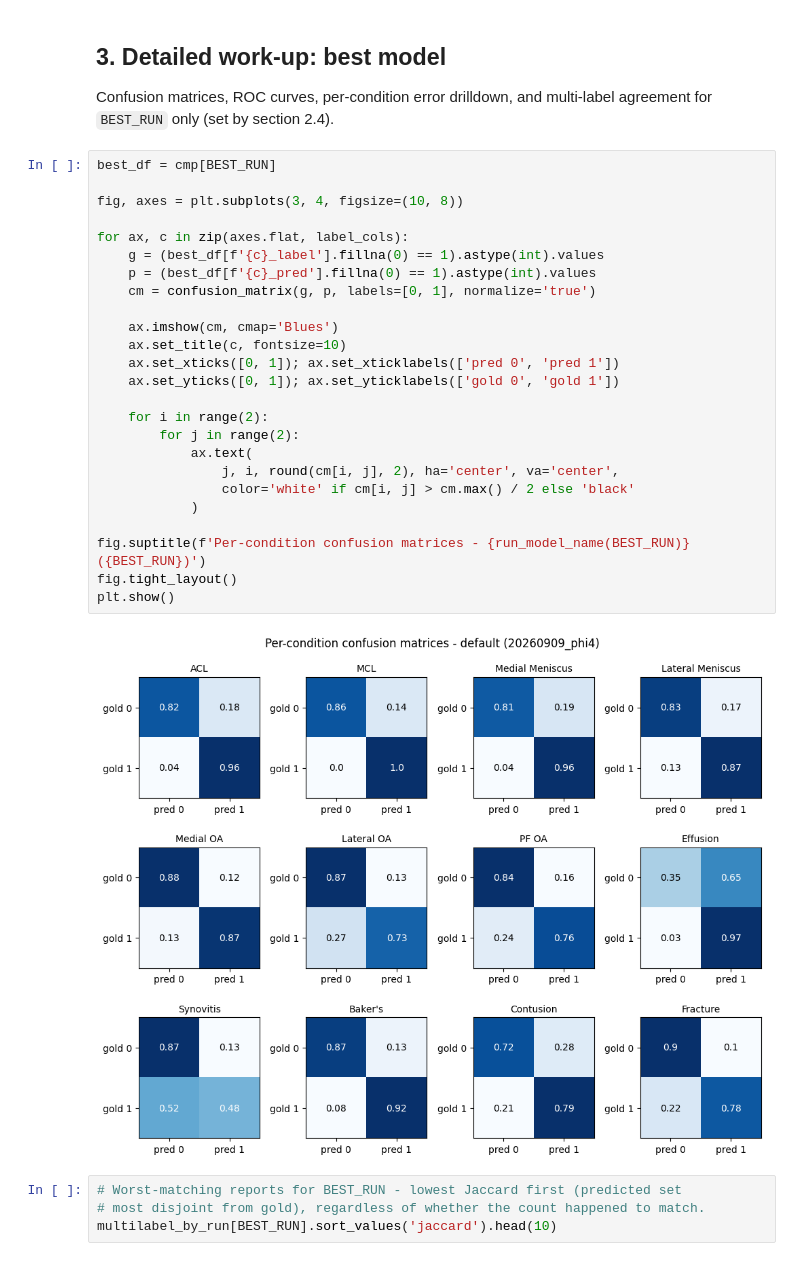
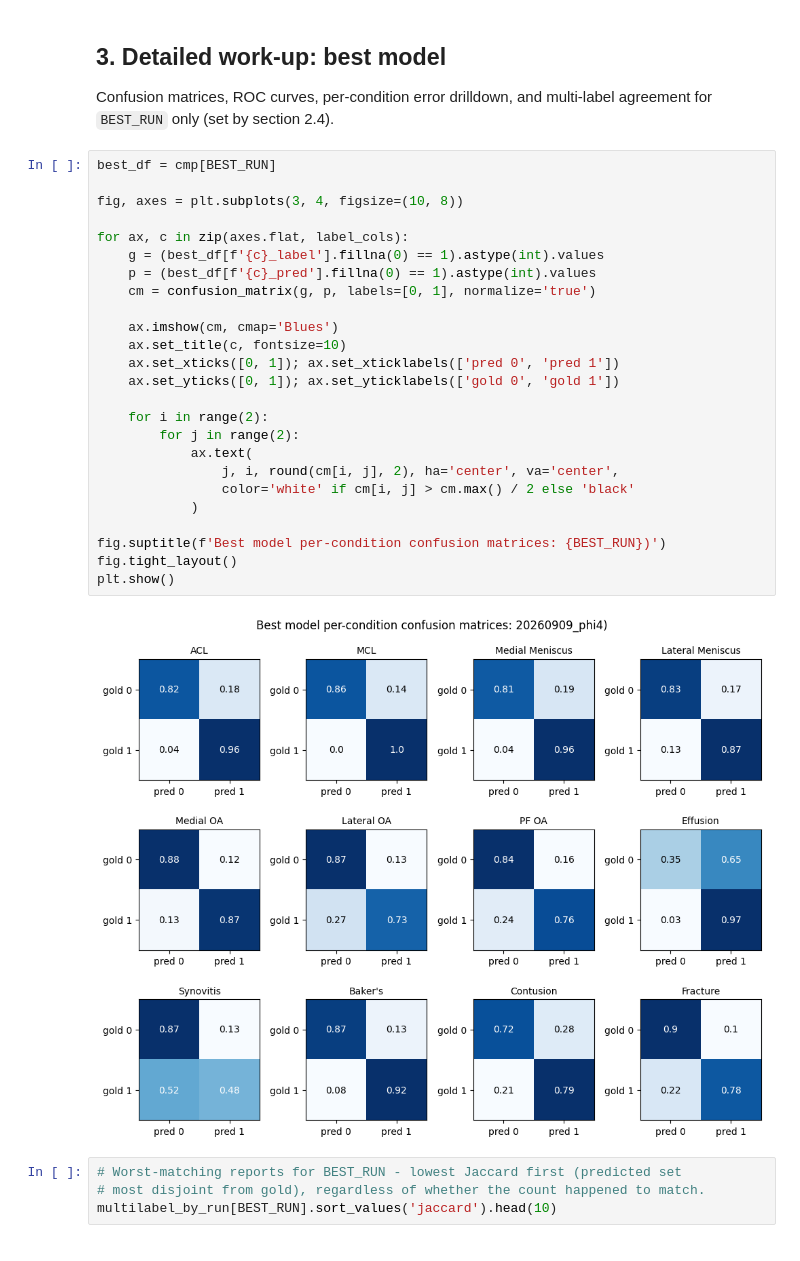
Before and after one commit to gperdrizet/RSNA-knee-abnormality, a Jupyter notebook: notebooks/02-label_extraction.ipynb, the cells around one changed output. Saved outputs shown, nothing was run; the diff lists cells and outputs as text.

```diff
--- a/notebooks/02-label_extraction.ipynb
+++ b/notebooks/02-label_extraction.ipynb
@@ -516,30 +512,30 @@ Confusion matrices, ROC curves, per-condition error drilldown, and multi-label a
 # %%
 best_df = cmp[BEST_RUN]
 
 fig, axes = plt.subplots(3, 4, figsize=(10, 8))
 
 for ax, c in zip(axes.flat, label_cols):
     g = (best_df[f'{c}_label'].fillna(0) == 1).astype(int).values
     p = (best_df[f'{c}_pred'].fillna(0) == 1).astype(int).values
     cm = confusion_matrix(g, p, labels=[0, 1], normalize='true')
 
     ax.imshow(cm, cmap='Blues')
     ax.set_title(c, fontsize=10)
     ax.set_xticks([0, 1]); ax.set_xticklabels(['pred 0', 'pred 1'])
     ax.set_yticks([0, 1]); ax.set_yticklabels(['gold 0', 'gold 1'])
 
     for i in range(2):
         for j in range(2):
             ax.text(
                 j, i, round(cm[i, j], 2), ha='center', va='center',
                 color='white' if cm[i, j] > cm.max() / 2 else 'black'
             )
 
-fig.suptitle(f'Per-condition confusion matrices - {run_model_name(BEST_RUN)} ({BEST_RUN})')
+fig.suptitle(f'Best model per-condition confusion matrices: {BEST_RUN})')
 fig.tight_layout()
 plt.show()
 # %% [output]
-[figure, old version]
+[figure, new version]
 # %%
 # Worst-matching reports for BEST_RUN - lowest Jaccard first (predicted set
 # most disjoint from gold), regardless of whether the count happened to match.
```
Also changed, not shown: parts of 18 cells of this notebook, 2 other files.
